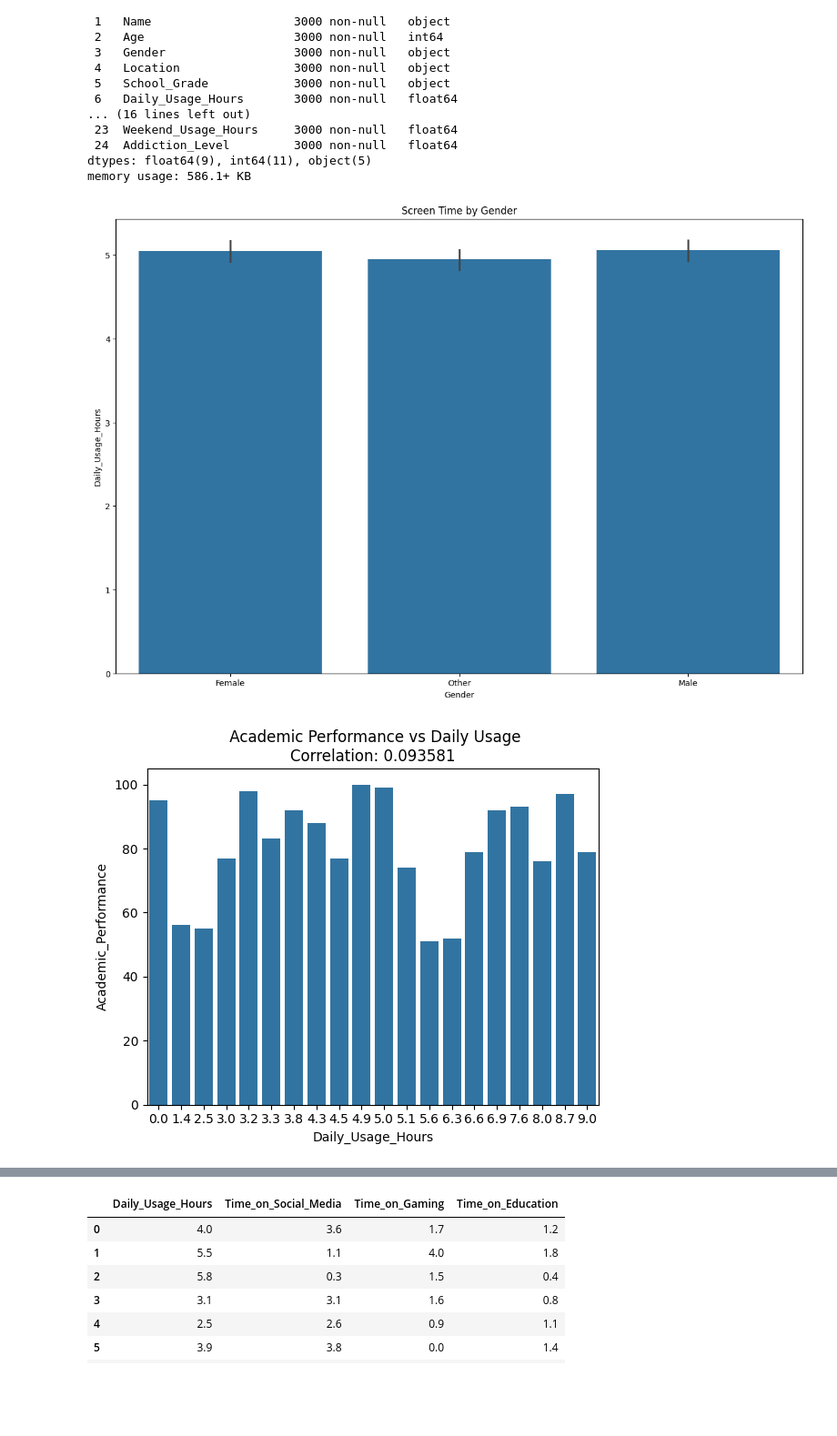
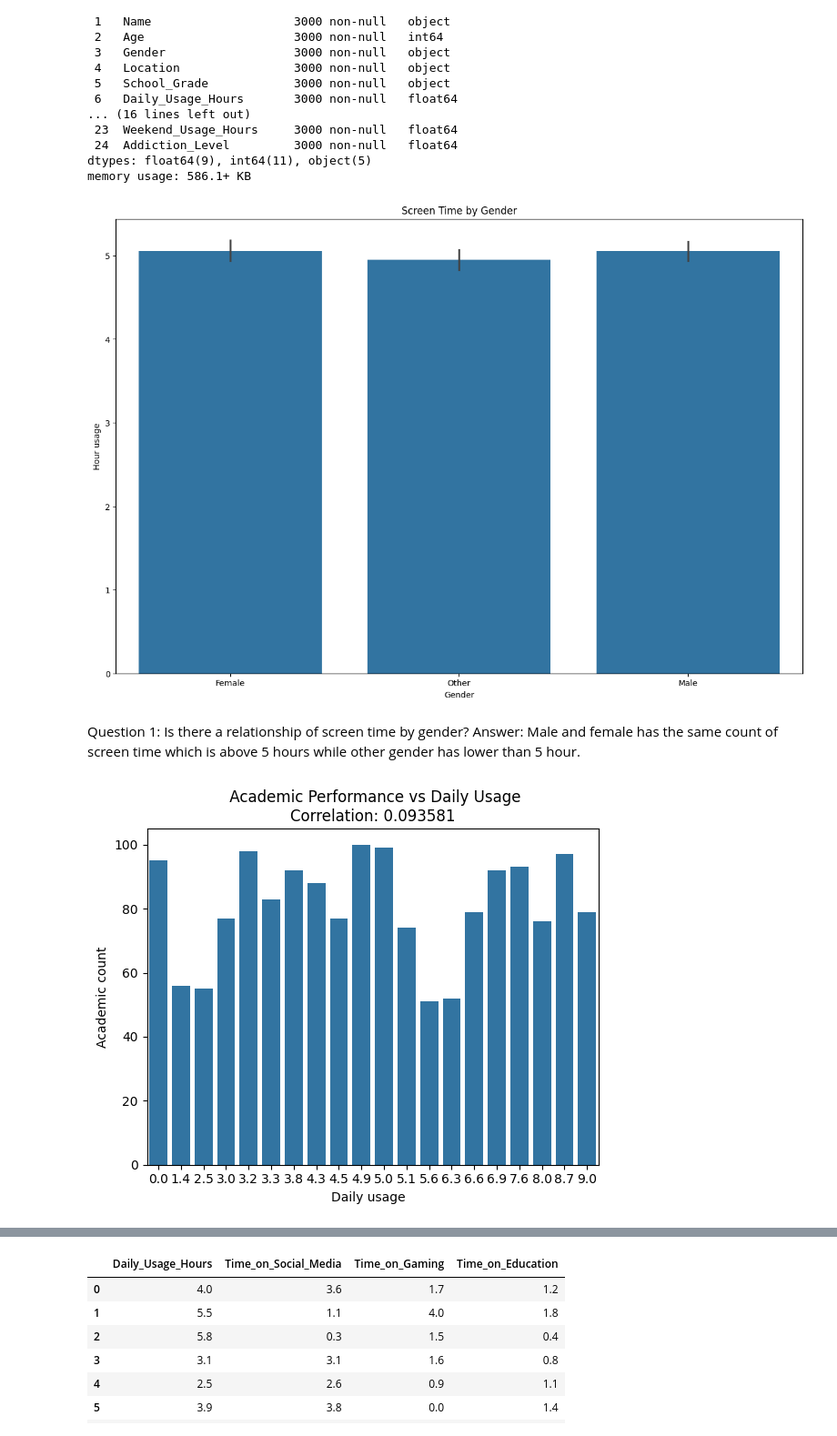
Before and after one commit to Charliee510/async-final-project-yellow-charlie, a Jupyter notebook: main.ipynb, the cells around one changed output, grey strips where cells are left out. Shown at 91% size. Saved outputs shown, nothing was run; the diff lists cells and outputs as text; code cells hidden in the pictures; blank space fills up the shorter version.

```diff
--- a/main.ipynb
+++ b/main.ipynb
@@ -39,30 +39,26 @@ Data columns (total 25 columns):
 dtypes: float64(9), int64(11), object(5)
 memory usage: 586.1+ KB
 # %%
-#Q1)Does screen time vary by genders?
 plt.figure(figsize=(15, 10))
-
 df.groupby('Gender')['Daily_Usage_Hours'].describe()
 sns.barplot(data=df, x='Gender', y='Daily_Usage_Hours')
 plt.title("Screen Time by Gender")
+plt.xlabel("Gender")
+plt.ylabel("Hour usage")
 plt.show()
 # %% [output]
-[figure, old version]
+[figure, new version]
+# %% [markdown]
+Question 1: Is there a relationship of screen time by gender?
+Answer: Male and female has the same count of screen time which is above 5 hours while other gender has lower than 5 hour.
 # %%
-#Q2) Is there any relationship between academic performance and daily usage
 
-#Randomizing 20 rows of data
 Sampling_df = df.sample(n = 20, random_state = 42)
-
-
-
 corr = Sampling_df["Academic_Performance"].corr(Sampling_df['Daily_Usage_Hours'])
-
 sns.barplot(data = Sampling_df , x = "Daily_Usage_Hours", y = 'Academic_Performance')
 plt.title(f' Academic Performance vs Daily Usage\nCorrelation: {corr:2f}')
+plt.xlabel("Daily usage  ")
+plt.ylabel("Academic count")
 plt.show()
-
-
-#
 # %% [output]
-[figure, old version]
+[figure, new version]
```
Also changed, not shown: parts of 20 cells of this notebook.
